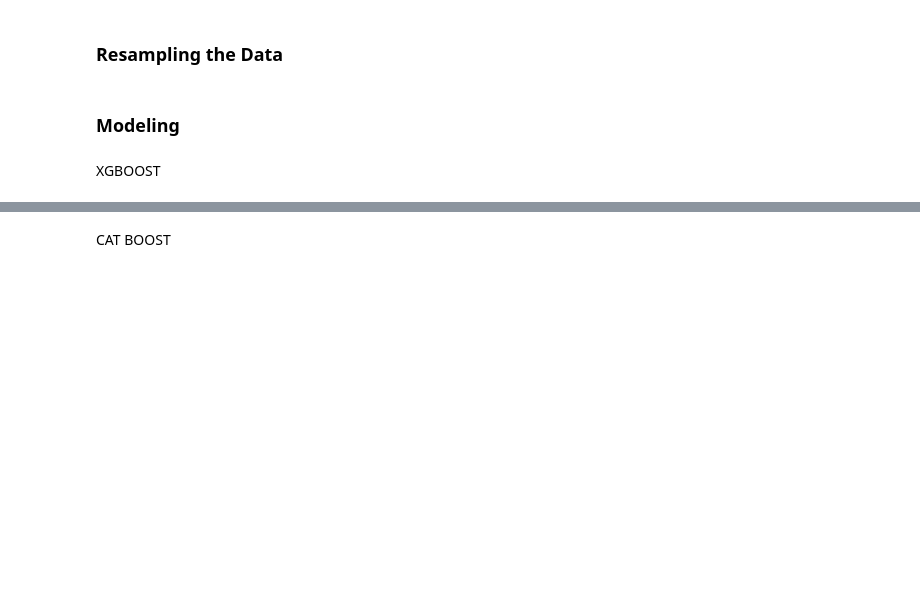
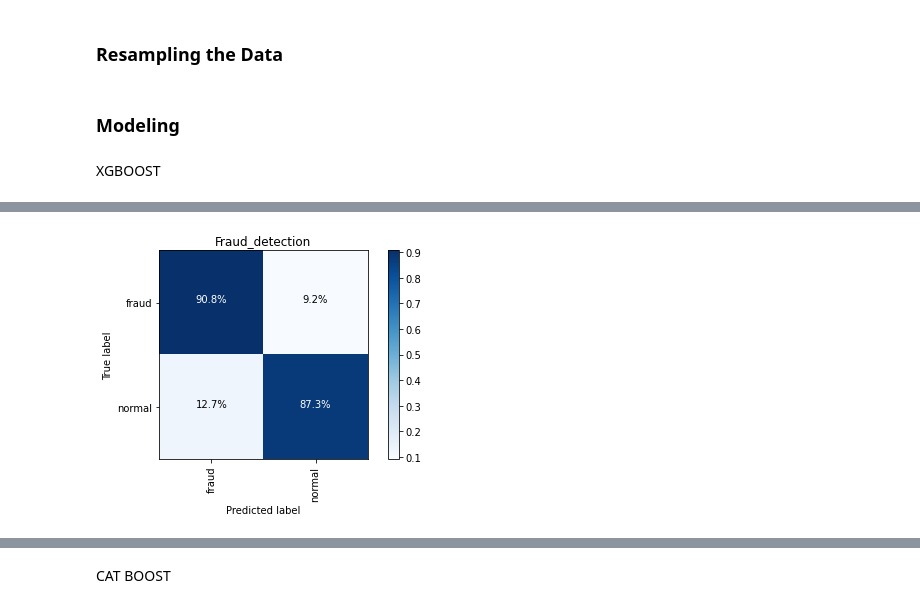
Before and after one commit to JoshSpangler96/IEEE-CIS-Fraud-Detection, a Jupyter notebook: IEEE_Fraud_Detection.ipynb, the cells around one changed output, grey strips where cells are left out. Saved outputs shown, nothing was run; the diff lists cells and outputs as text; code cells hidden in the pictures; blank space fills up the shorter version.

```diff
--- a/IEEE_Fraud_Detection.ipynb
+++ b/IEEE_Fraud_Detection.ipynb
@@ -348,3 +492,7 @@ weighted avg       0.97      0.90      0.93    147635
+# %%
+plot_confusion_matrix(cm, title='Fraud_detection')
+# %% [output]
+[figure, added]
 # %%
 buildROC(y_test, y_pred)
 # %% [output]
```
Also changed, not shown: parts of 24 cells of this notebook.
